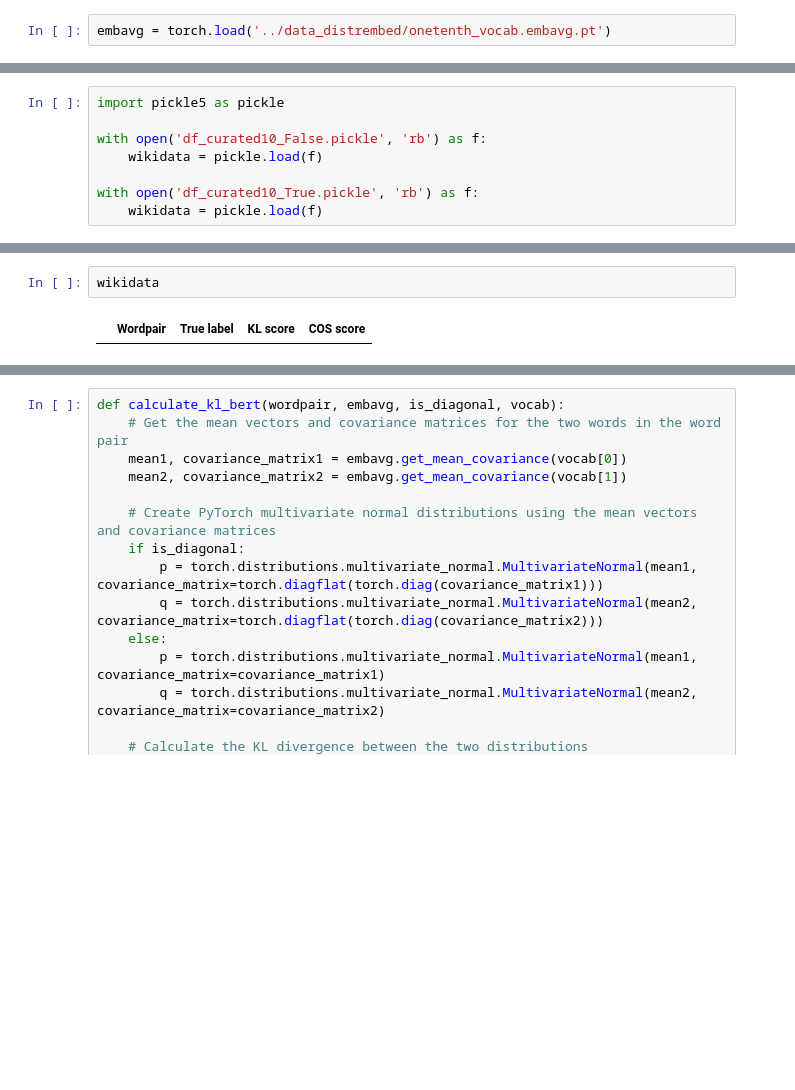
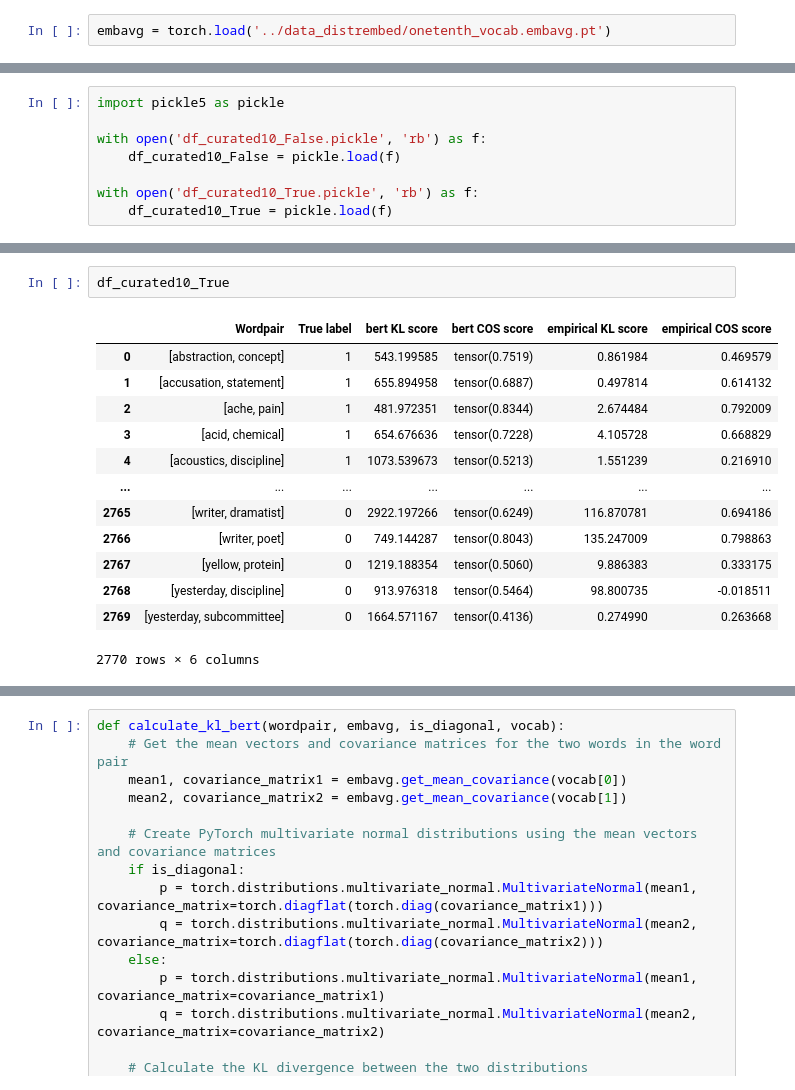
Before and after one commit to roritol/Bachelor-thesis, a Jupyter notebook: jupyter_notebook/Pipeline_Bert_Baroni.ipynb, the cells around one changed output, grey strips where cells are left out. Drawn from its saved outputs; the diff is of its cells as text; blank space fills up the shorter version.

```diff
--- a/jupyter_notebook/Pipeline_Bert_Baroni.ipynb
+++ b/jupyter_notebook/Pipeline_Bert_Baroni.ipynb
@@ -139,7 +143,7 @@ embavg = torch.load('../data_distrembed/onetenth_vocab.embavg.pt')
 import pickle5 as pickle
 
 with open('df_curated10_False.pickle', 'rb') as f:
-    wikidata = pickle.load(f)
+    df_curated10_False = pickle.load(f)
 
 with open('df_curated10_True.pickle', 'rb') as f:
-    wikidata = pickle.load(f)
+    df_curated10_True = pickle.load(f)
@@ -148,4 +150,16 @@ AttributeError: Can't get attribute '_unpickle_block' on <module 'pandas._libs.i
-# %%
-wikidata
-# %% [output]
-|  | Wordpair | True label | KL score | COS score |
+# %%
+df_curated10_True
+# %% [output]
+|  | Wordpair | True label | bert KL score | bert COS score | empirical KL score | empirical COS score |
+| 0 | [abstraction, concept] | 1 | 543.199585 | tensor(0.7519) | 0.861984 | 0.469579 |
+| 1 | [accusation, statement] | 1 | 655.894958 | tensor(0.6887) | 0.497814 | 0.614132 |
+| 2 | [ache, pain] | 1 | 481.972351 | tensor(0.8344) | 2.674484 | 0.792009 |
+| 3 | [acid, chemical] | 1 | 654.676636 | tensor(0.7228) | 4.105728 | 0.668829 |
+| 4 | [acoustics, discipline] | 1 | 1073.539673 | tensor(0.5213) | 1.551239 | 0.216910 |
+| ... | ... | ... | ... | ... | ... | ... |
+| 2765 | [writer, dramatist] | 0 | 2922.197266 | tensor(0.6249) | 116.870781 | 0.694186 |
+| 2766 | [writer, poet] | 0 | 749.144287 | tensor(0.8043) | 135.247009 | 0.798863 |
+| 2767 | [yellow, protein] | 0 | 1219.188354 | tensor(0.5060) | 9.886383 | 0.333175 |
+| 2768 | [yesterday, discipline] | 0 | 913.976318 | tensor(0.5464) | 98.800735 | -0.018511 |
+| 2769 | [yesterday, subcommittee] | 0 | 1664.571167 | tensor(0.4136) | 0.274990 | 0.263668 |
+2770 rows × 6 columns
```
Also changed, not shown: parts of 3 cells of this notebook, 3 other files.
